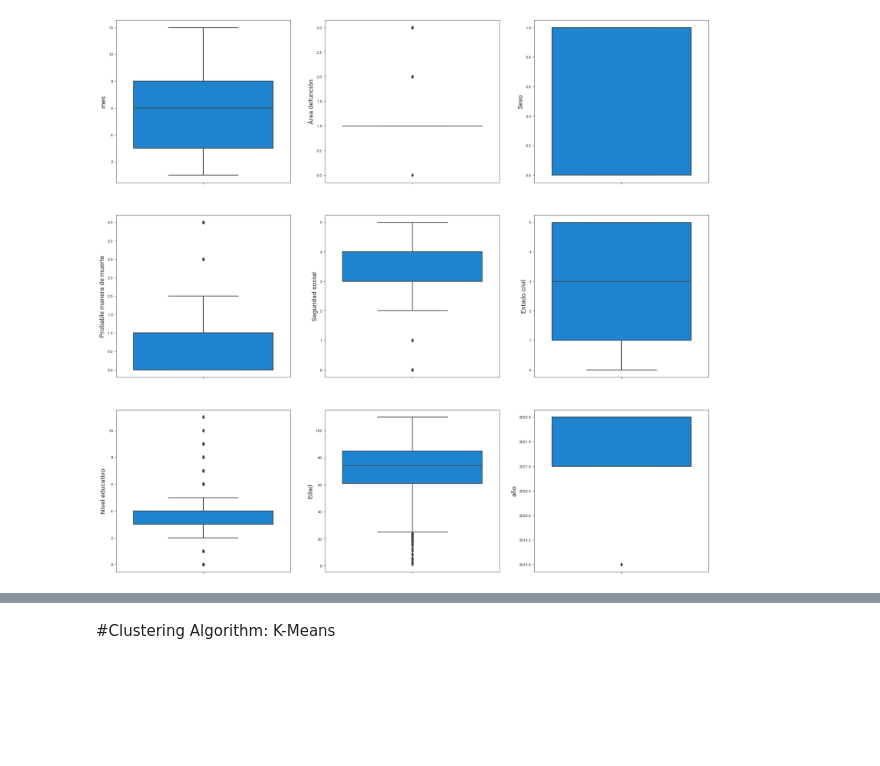
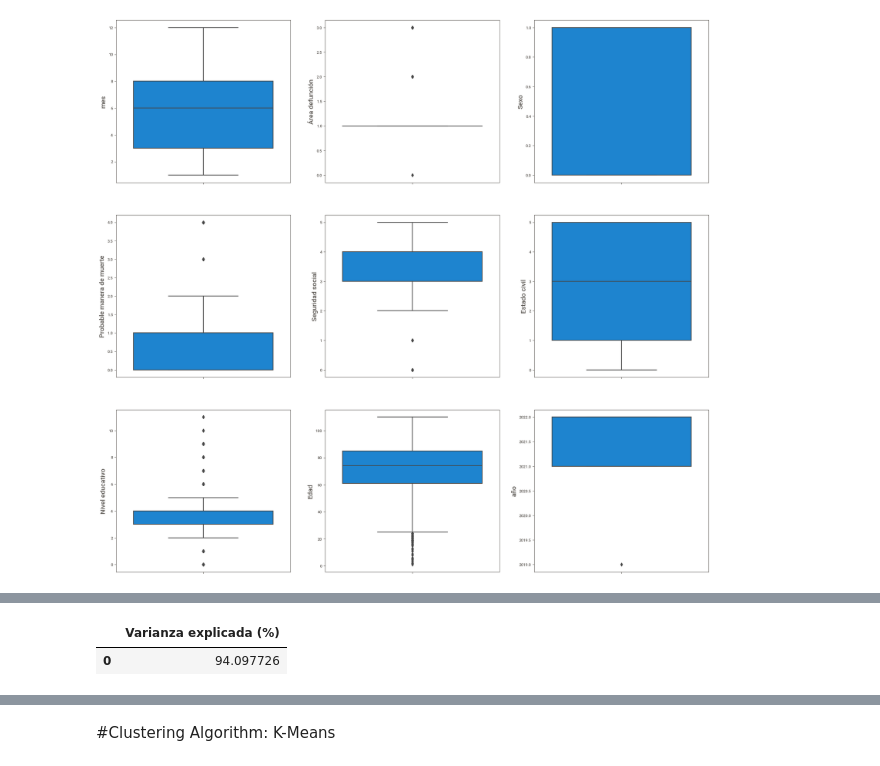
Before and after one commit to veronica1908/T2_APRENDIZAJE_NO_SUPERVISADO, a Jupyter notebook: APRENDIZAJE_NO_SUPERVISADO.ipynb, the cells around one changed output, grey strips where cells are left out. Cells and saved outputs as stored; diff of their text form; code cells hidden in the pictures; blank space fills up the shorter version.

```diff
--- a/APRENDIZAJE_NO_SUPERVISADO.ipynb
+++ b/APRENDIZAJE_NO_SUPERVISADO.ipynb
@@ -1676,0 +1728,5 @@ for idx,i in enumerate(BDD2_out.columns):
+# %%
+PCA_variance
+# %% [output]
+|  | Varianza explicada (%) |
+| 0 | 94.097726 |
```
Also changed, not shown: parts of 17 cells of this notebook.
